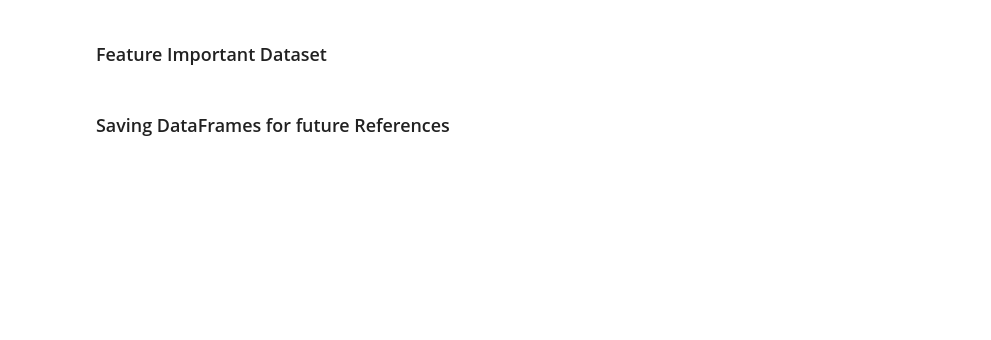
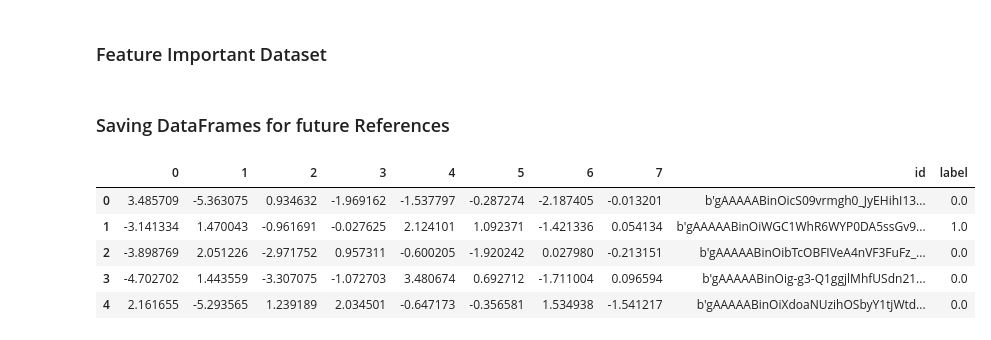
Before and after one commit to Salekeen/Datathon-2.0, a Jupyter notebook: Notebooks/Data Cleaning and Preprocessing.ipynb, the cells around one changed output. Drawn from its saved outputs; the diff is of its cells as text; code cells hidden in the pictures; blank space fills up the shorter version.

```diff
--- a/Notebooks/Data Cleaning and Preprocessing.ipynb
+++ b/Notebooks/Data Cleaning and Preprocessing.ipynb
@@ -183,3 +202,22 @@ label_encoded.head()
+# %%
+from sklearn.decomposition import PCA
+pca_transformed = label_encoded.drop(['id','label'],axis=1)
+# finding variance dist
+pca = PCA()
+pca.fit(label_encoded.drop(['id','label'],axis=1))
+cumsum = np.cumsum(pca.explained_variance_ratio_)
+d = np.argmax(cumsum>=0.95)+1
+
+# transforming
+pca = PCA(n_components=0.95)
+pca_transformed =pca.fit_transform(label_encoded.drop(['id','label'],axis=1))
+# %%
+pca_transformed = pd.DataFrame(pca_transformed)
+# %%
+temp = pd.DataFrame(label_encoded[['id','label']])
+temp.reset_index(drop=True,inplace=True)
+# %%
+pca_transformed = pd.concat([pca_transformed,temp],axis=1)
 # %% [markdown]
 ### Normalized / Power Transform (Box-Cox)
 # %%
@@ -221,0 +265,9 @@ scaled_label_encoded.to_pickle('../DataFrames/Scaled_label_encoded')
+# %%
+pca_transformed.head()
+# %% [output]
+|  | 0 | 1 | 2 | 3 | 4 | 5 | 6 | 7 | id | label |
+| 0 | 3.485709 | -5.363075 | 0.934632 | -1.969162 | -1.537797 | -0.287274 | -2.187405 | -0.013201 | b'gAAAAABinOicS09vrmgh0_JyEHihI13... | 0.0 |
+| 1 | -3.141334 | 1.470043 | -0.961691 | -0.027625 | 2.124101 | 1.092371 | -1.421336 | 0.054134 | b'gAAAAABinOiWGC1WhR6WYP0DA5ssGv9... | 1.0 |
+| 2 | -3.898769 | 2.051226 | -2.971752 | 0.957311 | -0.600205 | -1.920242 | 0.027980 | -0.213151 | b'gAAAAABinOibTcOBFIVeA4nVF3FuFz_... | 0.0 |
+| 3 | -4.702702 | 1.443559 | -3.307075 | -1.072703 | 3.480674 | 0.692712 | -1.711004 | 0.096594 | b'gAAAAABinOig-g3-Q1ggjlMhfUSdn21... | 0.0 |
+| 4 | 2.161655 | -5.293565 | 1.239189 | 2.034501 | -0.647173 | -0.356581 | 1.534938 | -1.541217 | b'gAAAAABinOiXdoaNUzihOSbyY1tjWtd... | 0.0 |
```
Also changed, not shown: parts of 15 cells of this notebook, 20 other files.
